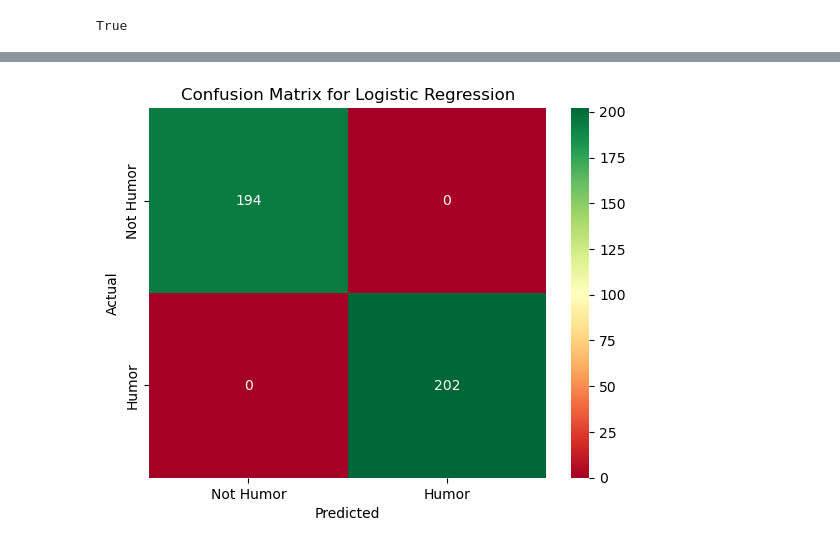
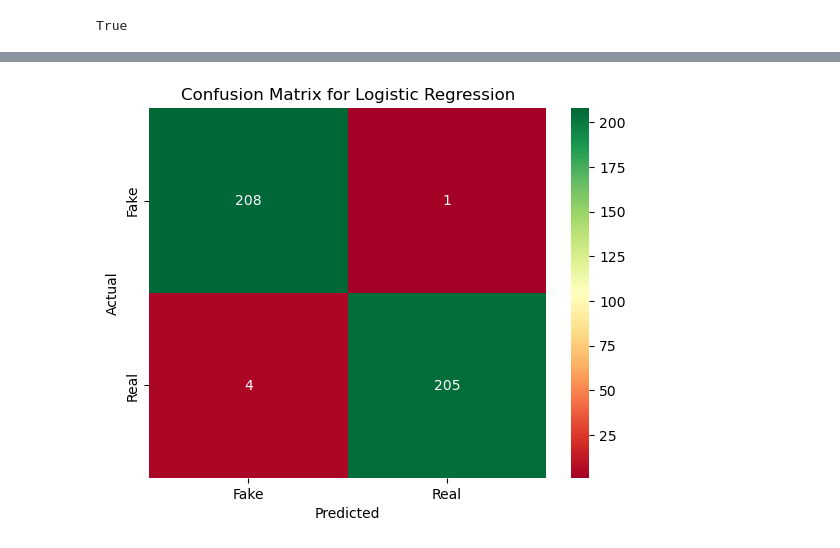
Before and after one commit to johnprg/Legit, a Jupyter notebook: Legit.ipynb, the cells around one changed output, grey strips where cells are left out. Cells and saved outputs as stored; diff of their text form; code cells hidden in the pictures.

Commit message:
finished classifier work, ready for write-up

```diff
--- a/Legit.ipynb
+++ b/Legit.ipynb
@@ -232,9 +211,0 @@ df.head()
-# %%
-# lemmatize the text
-import nltk
-from nltk.stem import WordNetLemmatizer
-nltk.download('wordnet')
-lemmatizer = WordNetLemmatizer()
-
-df['lemmatized'] = df['Text'].apply(lambda x: ' '.join([lemmatizer.lemmatize(w) for w in x.split()]))
-df.head()
@@ -251,4 +211,0 @@ df.head()
-# %%
-# lemmatize the stemmed text
-df['lemmatized_stemmed'] = df['stemmed'].apply(lambda x: ' '.join([lemmatizer.lemmatize(w) for w in x.split()]))
-df.head()
@@ -357,7 +307,16 @@ param_grid = {
     'vectorize__max_features': [500]
 }
 # %%
-# choose a random sample of the dataset
-print(f'size of dataset: {len(df)}')
-sample_df = df.sample(frac=1.0)
-print(f'size of sample dataset: {len(sample_df)}')
+def set_dataset(df, sample, name):
+    print(f'{name}: size of dataset: {len(df)}')
+    sample_df = df.sample(frac=sample, random_state=42)
+    print(f'{name}: size of sample dataset: {len(sample_df)}')
+
+    # set the X and y
+    X = sample_df['Text']
+    y = sample_df['label']
+
+    # show the value counts for the target
+    print(y.value_counts())
+
+    return X, y
@@ -479,0 +430,13 @@ pure_results_df
+# %%
+#run for the FakeNews dataset
+
+X, y = set_dataset(df_FakeNews, 0.025, 'FakeNews')
+
+# test train split
+from sklearn.model_selection import train_test_split
+X_train, X_test, y_train, y_test = train_test_split(X, y, test_size=0.2, random_state=42)
+
+resultsFakeNews_df = run_grids(pipeline, param_grid, classifier_params, X_train, y_train)
+
+# save the results to a file
+resultsFakeNews_df.to_csv(f'data/FakeNews_{len(X)}results.csv')
@@ -567,18 +498,18 @@ Confusion matrix for Bayes
 # %%
 # give a nice plot of the confusion matrix for logistic regression
 import seaborn as sns
 import matplotlib.pyplot as plt
 
-y_pred = results_df.loc['Logistic', 'best_estimator'].predict(X_test)
+y_pred = resultsFakeNews_df.loc['Logistic', 'best_estimator'].predict(X_test)
 cm = confusion_matrix(y_test, y_pred)
 # use a light red to dark green color map
 sns.heatmap(cm, annot=True, fmt='d', cmap='RdYlGn')
 # replace the labels with more meaningful names
 plt.xticks([0.5, 1.5], ['Fake', 'Real'])
 plt.yticks([0.5, 1.5], ['Fake', 'Real'])
 plt.xlabel('Predicted')
 plt.ylabel('Actual')
 plt.title('Confusion Matrix for Logistic Regression')
 plt.show()
 # %% [output]
-[figure, old version]
+[figure, new version]
```
Also changed, not shown: parts of 32 cells of this notebook.
